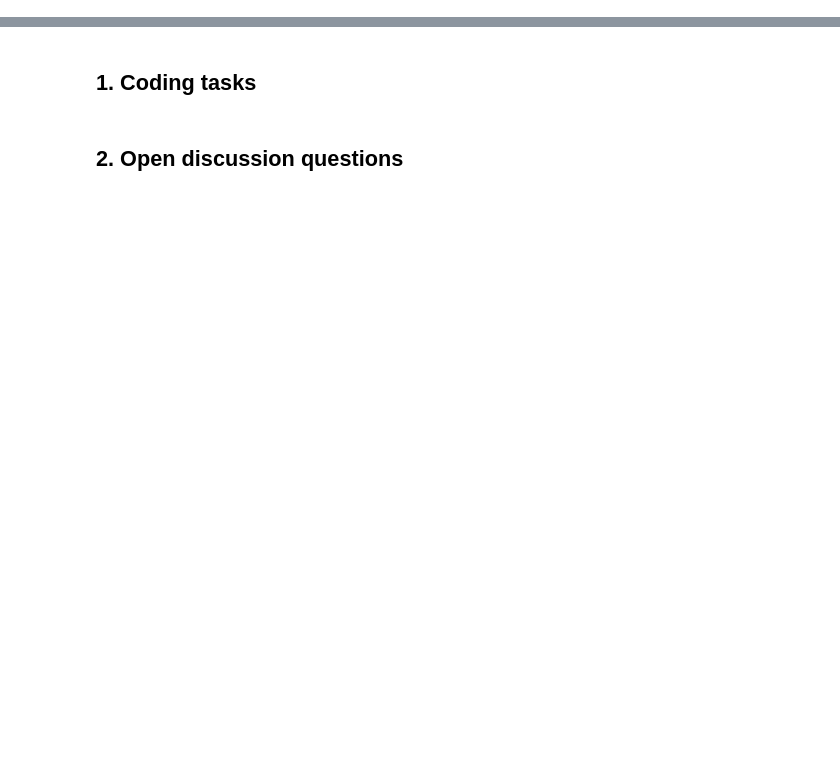
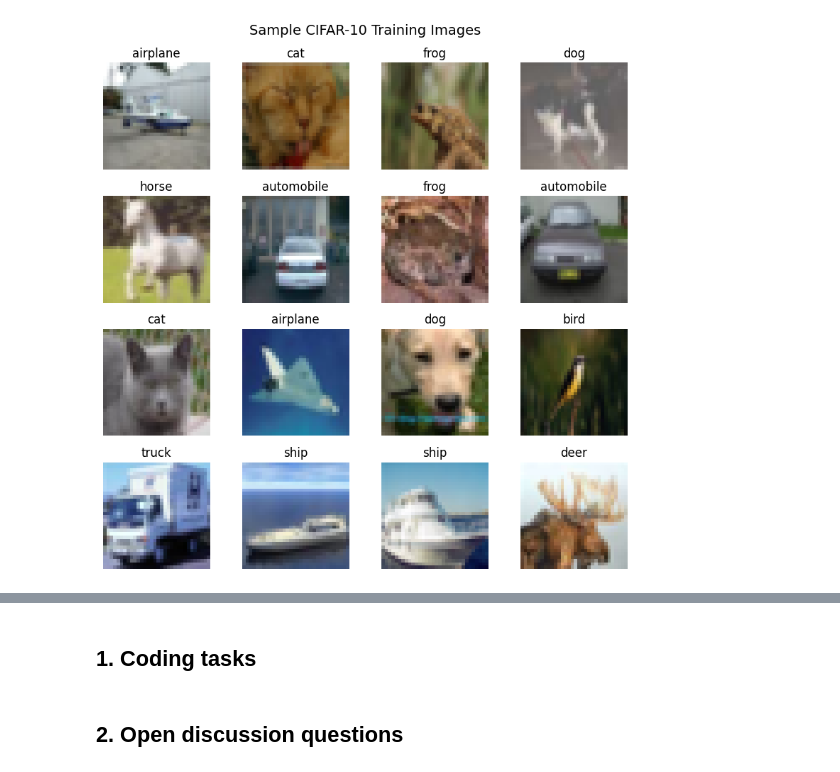
Before and after one commit to mintus2511/ML4DS_230167_Assignment5, a Jupyter notebook: Assignment_5_DeepLearning.ipynb, the cells around one changed output, grey strips where cells are left out. Cells and saved outputs as stored; diff of their text form; code cells hidden in the pictures; blank space fills up the shorter version.

```diff
--- a/Assignment_5_DeepLearning.ipynb
+++ b/Assignment_5_DeepLearning.ipynb
@@ -81,0 +89,20 @@ plt.show()
+# %%
+# CIFAR-10 class names (0–9)
+class_names = ['airplane', 'automobile', 'bird', 'cat', 'deer',
+               'dog', 'frog', 'horse', 'ship', 'truck']
+# %%
+# Plot a 4x4 grid of sample images from the training set
+plt.figure(figsize=(8, 8))
+
+for i in range(16):
+    plt.subplot(4, 4, i + 1)
+    plt.imshow(X_train[i])
+    label_idx = int(y_train[i])           # y_train is shape (N, 1), so we convert to int
+    plt.title(class_names[label_idx])
+    plt.axis('off')
+
+plt.suptitle("Sample CIFAR-10 Training Images", fontsize=14)
+plt.tight_layout()
+plt.show()
+# %% [output]
+[figure, added]
```
Also changed, not shown: parts of 33 cells of this notebook.
